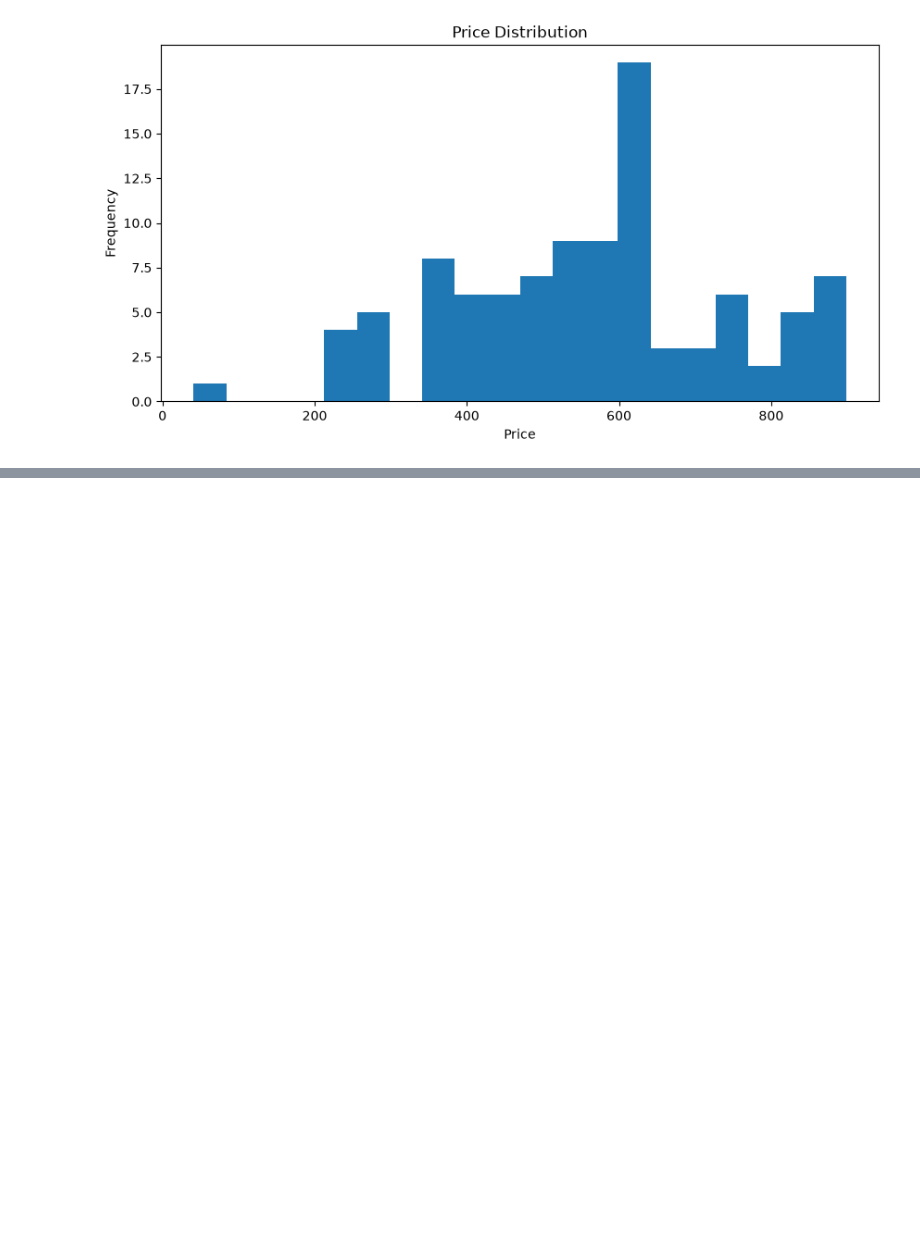
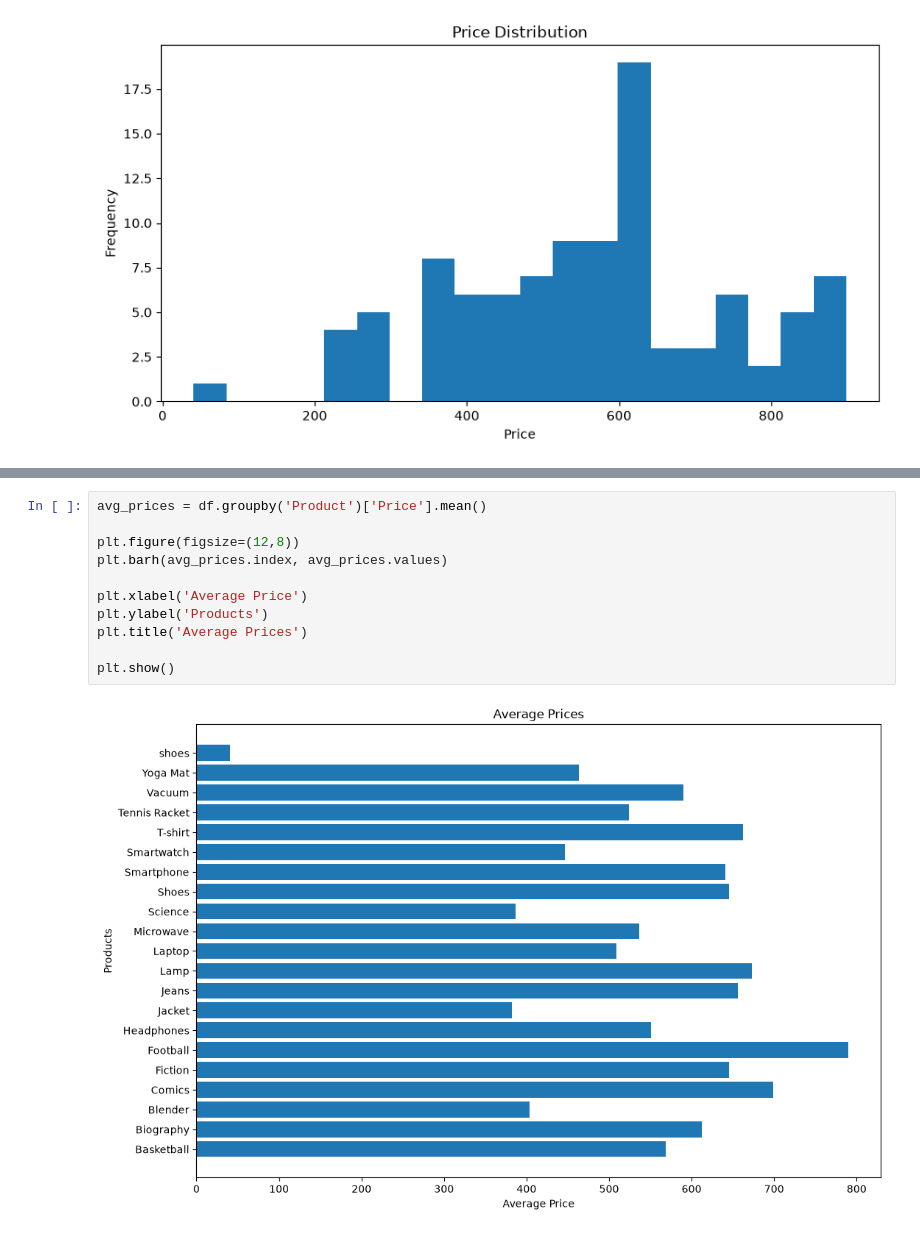
Before and after one commit to MalikShakir786/pandas_lib, a Jupyter notebook: lib/visual.ipynb, the cells around one changed output, grey strips where cells are left out. Drawn from its saved outputs; the diff is of its cells as text; blank space fills up the shorter version.

```diff
--- a/lib/visual.ipynb
+++ b/lib/visual.ipynb
@@ -103,0 +135,13 @@ plt.show()
+# %%
+avg_prices = df.groupby('Product')['Price'].mean()
+
+plt.figure(figsize=(12,8))
+plt.barh(avg_prices.index, avg_prices.values)
+
+plt.xlabel('Average Price')
+plt.ylabel('Products')
+plt.title('Average Prices')
+
+plt.show()
+# %% [output]
+[figure, added]
```
Also changed, not shown: parts of 4 cells of this notebook.
